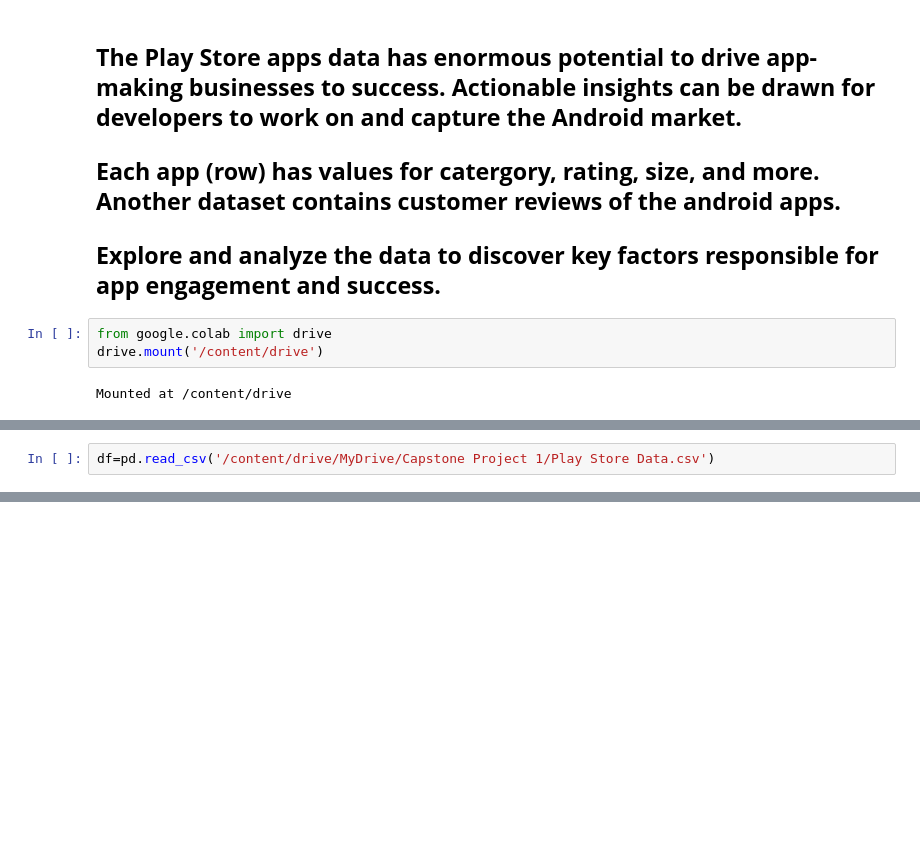
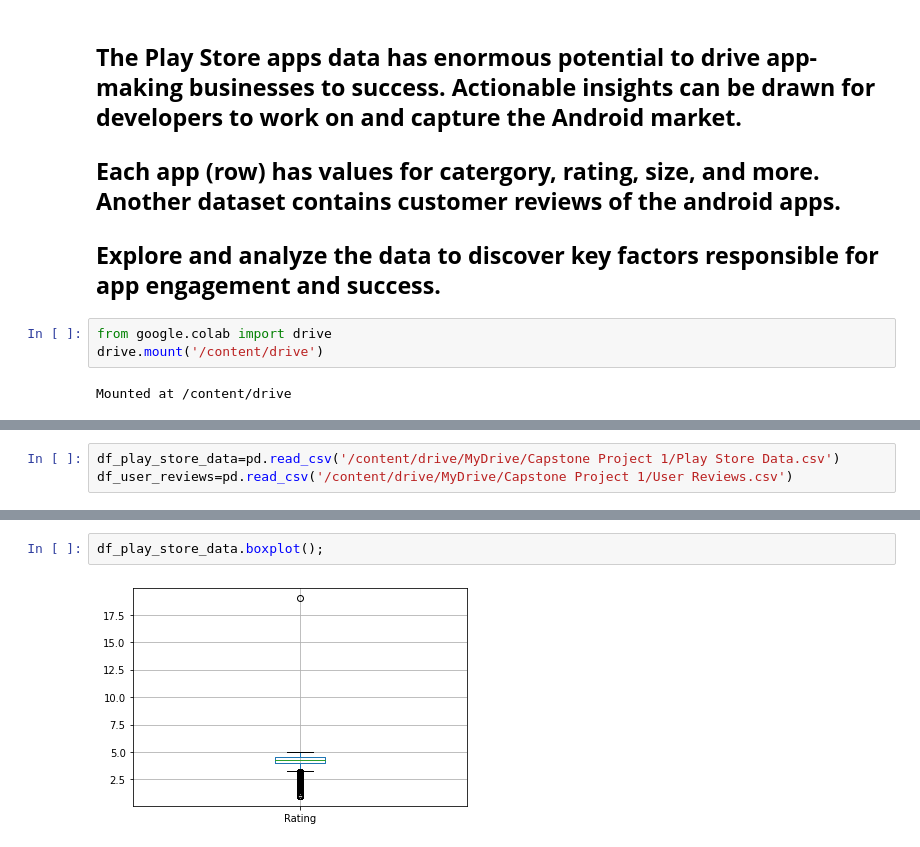
Before and after one commit to VaibhavVats1510/Play-Store-App-Review, a Jupyter notebook: Play_Store_App_Review_Analysis_Capstone_Project.ipynb, the cells around one changed output, grey strips where cells are left out. Saved outputs shown, nothing was run; the diff lists cells and outputs as text; blank space fills up the shorter version.

```diff
--- a/Play_Store_App_Review_Analysis_Capstone_Project.ipynb
+++ b/Play_Store_App_Review_Analysis_Capstone_Project.ipynb
@@ -19,2 +19,3 @@ import matplotlib.pyplot as plt
 # %%
-df=pd.read_csv('/content/drive/MyDrive/Capstone Project 1/Play Store Data.csv')
+df_play_store_data=pd.read_csv('/content/drive/MyDrive/Capstone Project 1/Play Store Data.csv')
+df_user_reviews=pd.read_csv('/content/drive/MyDrive/Capstone Project 1/User Reviews.csv')
@@ -56,0 +66,4 @@ Name: Category, dtype: int64
+# %%
+df_play_store_data.boxplot();
+# %% [output]
+[figure, added]
```
Also changed, not shown: parts of 26 cells of this notebook.
